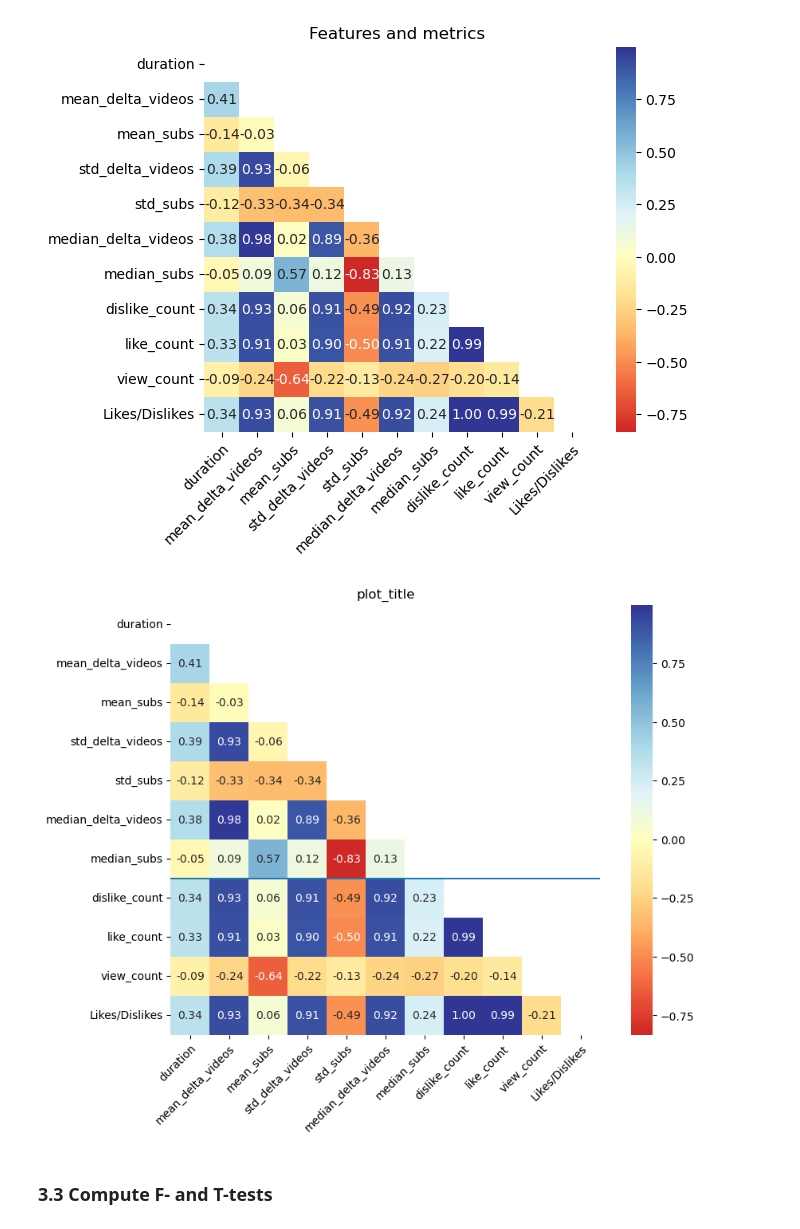
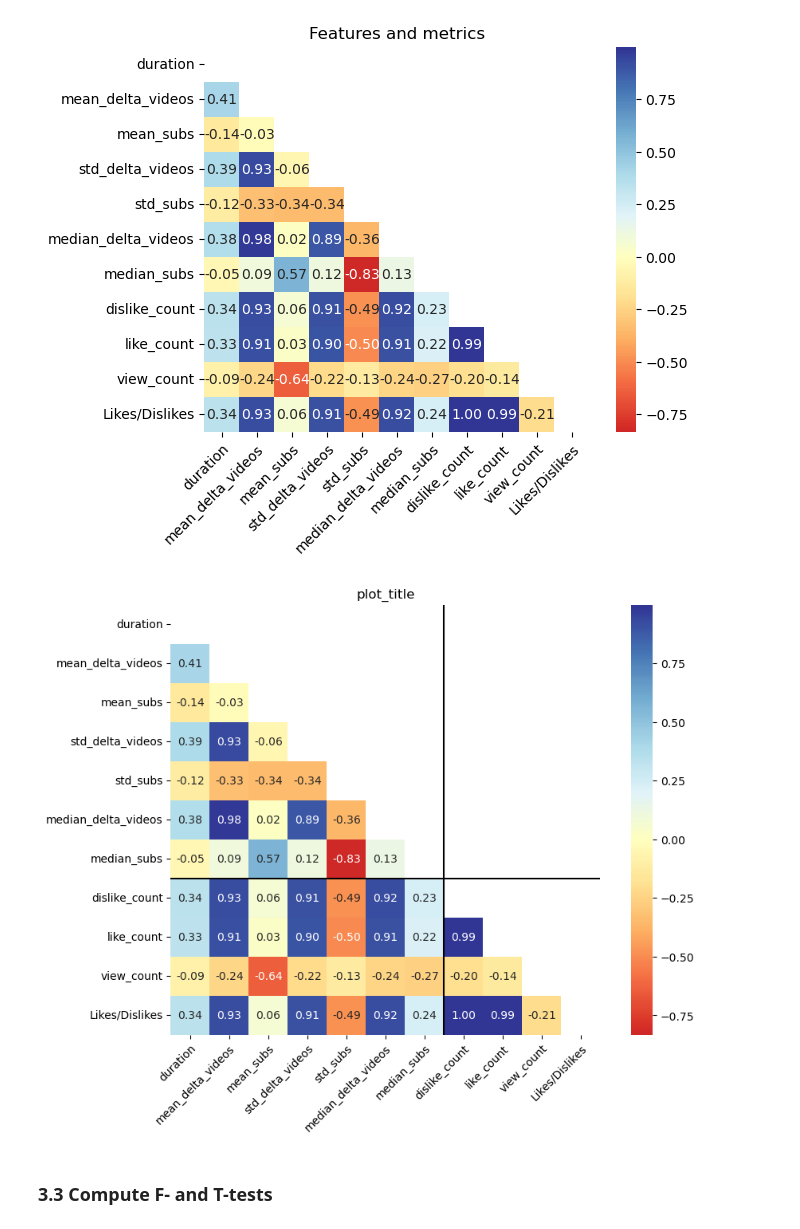
Before and after one commit to epfl-ada/ada-2024-project-lil0mohammadali, a Jupyter notebook: results.ipynb, the cells around one changed output. Saved outputs shown, nothing was run; the diff lists cells and outputs as text; code cells hidden in the pictures.

Commit message:
Plotting features and metrics.

```diff
--- a/results.ipynb
+++ b/results.ipynb
@@ -477,35 +477,36 @@ corr = plot_correlation_matrix(features_and_metrics, 'Features and metrics')
 # %%
 
 df = features_and_metrics
 
 filtered_df = df.select(pl.col(pl.Float64, pl.Int64)).drop_nulls()
 
 for i in df.columns :
     if i == '':
         filtered_df = filtered_df.drop('')
 
 df_standardized = stats.zscore(pd.DataFrame(filtered_df), axis=1)
 
 cov = df_standardized.corr()
 metrics = filtered_df.columns
 mask = np.triu(np.ones_like(cov, dtype=bool))
 
 plt.figure(figsize=(10, 7))
 fig = sns.heatmap(cov, mask=mask, center=0, annot=True,
             fmt='.2f', square=True, cmap='RdYlBu')
 
 fig.set_xticks(np.arange(len(metrics)) + 1/2, labels=metrics)
 fig.set_yticks(np.arange(len(metrics)) + 1/2, labels=metrics)
 
-fig.hlines(7, *fig.get_xlim())
+fig.hlines(7, *fig.get_xlim(), colors='black')
+fig.vlines(7, *fig.get_ylim(), colors='black')
 
 plt.setp(fig.get_xticklabels(), rotation=45, ha="right",rotation_mode="anchor")
 plt.setp(fig.get_yticklabels(), rotation=0, ha="right",rotation_mode="anchor")
 
 plt.title('plot_title')
 plt.show()
 # %% [output]
-[figure, old version]
+[figure, new version]
 # %% [markdown]
 ### 3.3 Compute F- and T-tests <a class="anchor" id="public_response-ttest"></a>
 # %% [markdown]
```
Also changed, not shown: 1 other file.
